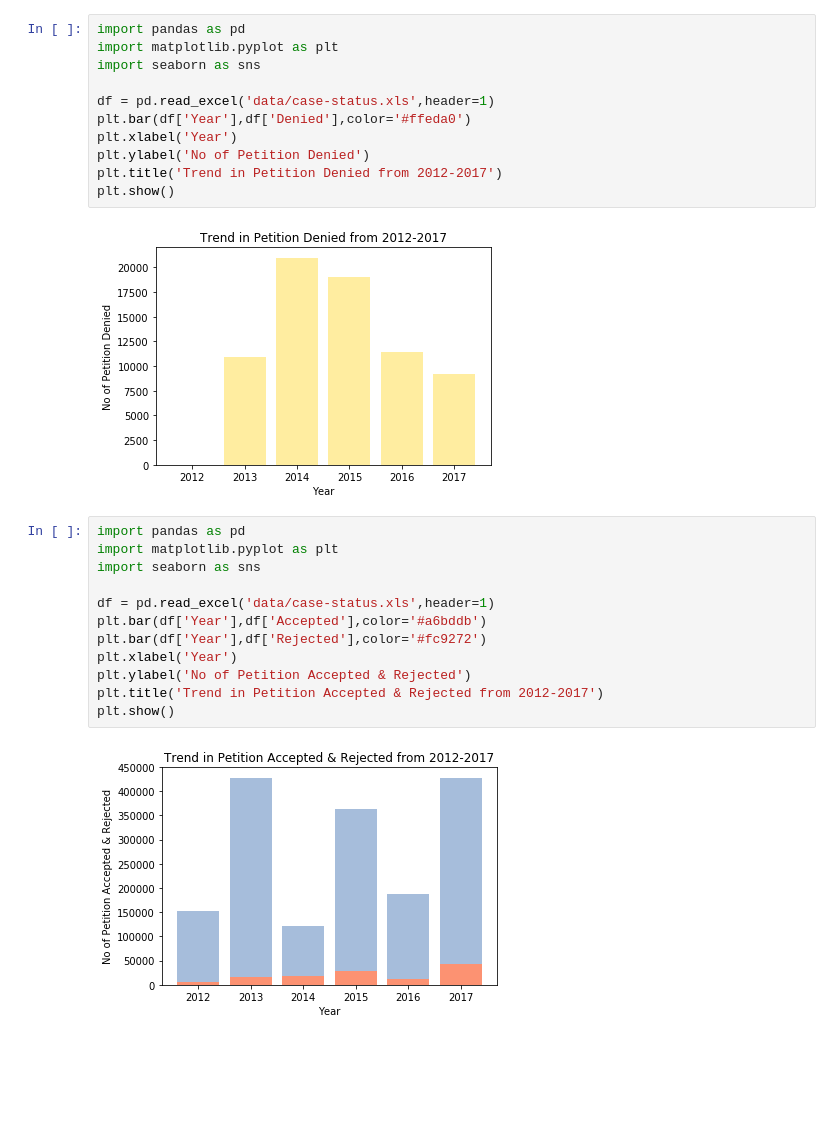
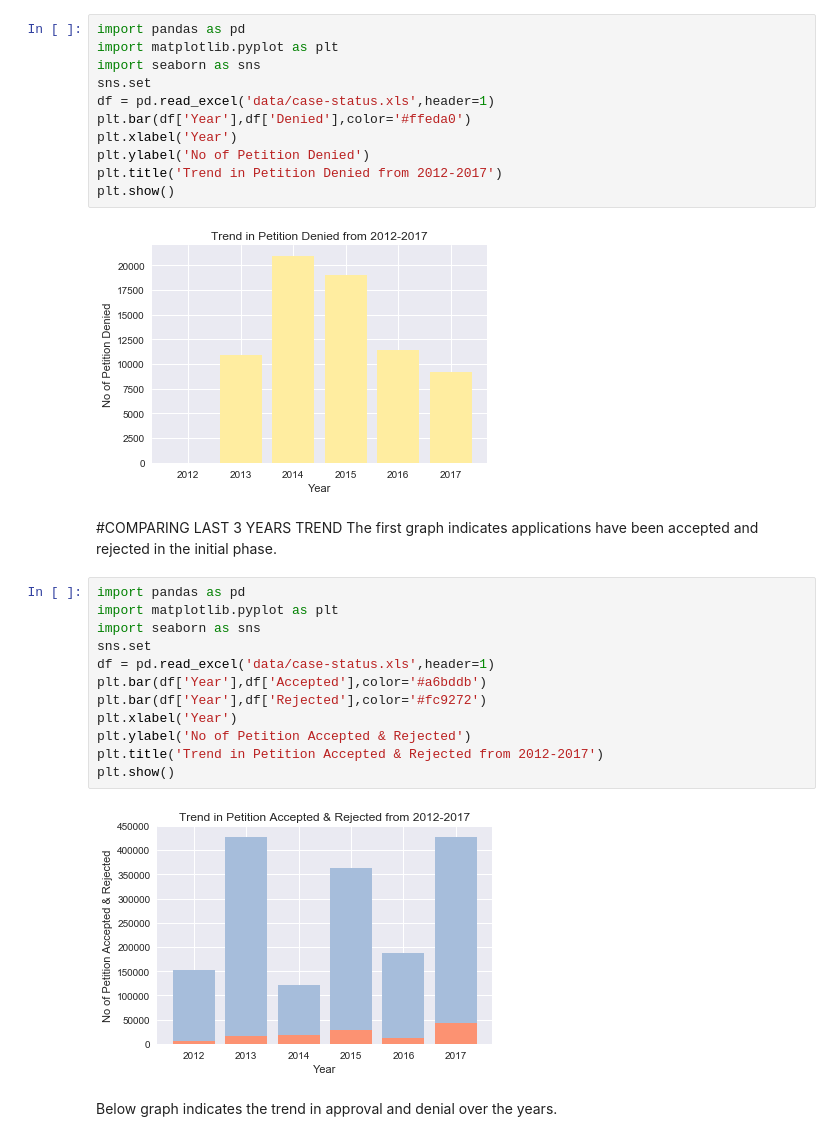
Before and after one commit to KirazG/datascience, a Jupyter notebook: capstone-project1/DataStory/Datastory.ipynb, the cells around one changed output. Drawn from its saved outputs; the diff is of its cells as text; blank space fills up the shorter version.

```diff
--- a/capstone-project1/DataStory/Datastory.ipynb
+++ b/capstone-project1/DataStory/Datastory.ipynb
@@ -49,21 +63,24 @@ plt.show()
 # %%
 import pandas as pd
 import matplotlib.pyplot as plt
 import seaborn as sns
-
+sns.set
 df = pd.read_excel('data/case-status.xls',header=1)
 plt.bar(df['Year'],df['Denied'],color='#ffeda0')
 plt.xlabel('Year')
 plt.ylabel('No of Petition Denied')
 plt.title('Trend in Petition Denied from 2012-2017')
 plt.show()
 # %% [output]
-[figure, old version]
+[figure, new version]
+# %% [markdown]
+#COMPARING LAST 3 YEARS TREND
+The first graph indicates applications have been accepted and rejected in the initial phase.
 # %%
 import pandas as pd
 import matplotlib.pyplot as plt
 import seaborn as sns
-
+sns.set
 df = pd.read_excel('data/case-status.xls',header=1)
 plt.bar(df['Year'],df['Accepted'],color='#a6bddb')
 plt.bar(df['Year'],df['Rejected'],color='#fc9272')
@@ -72,7 +89,9 @@ plt.ylabel('No of Petition Accepted & Rejected')
 plt.title('Trend in Petition Accepted & Rejected from 2012-2017')
 plt.show()
 # %% [output]
-[figure, old version]
+[figure, new version]
+# %% [markdown]
+Below graph indicates the trend in approval and denial over the years.
 # %%
 import pandas as pd
 import matplotlib.pyplot as plt
```
Also changed, not shown: parts of 17 cells of this notebook.
